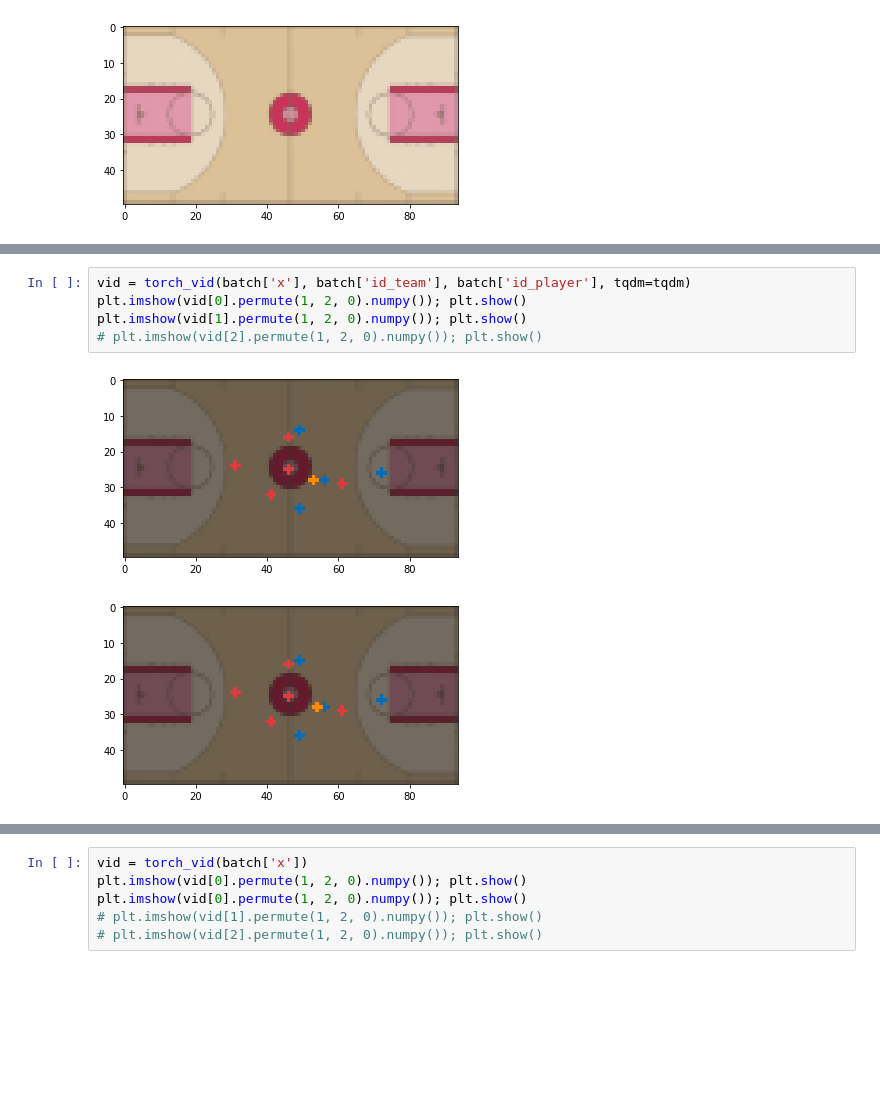
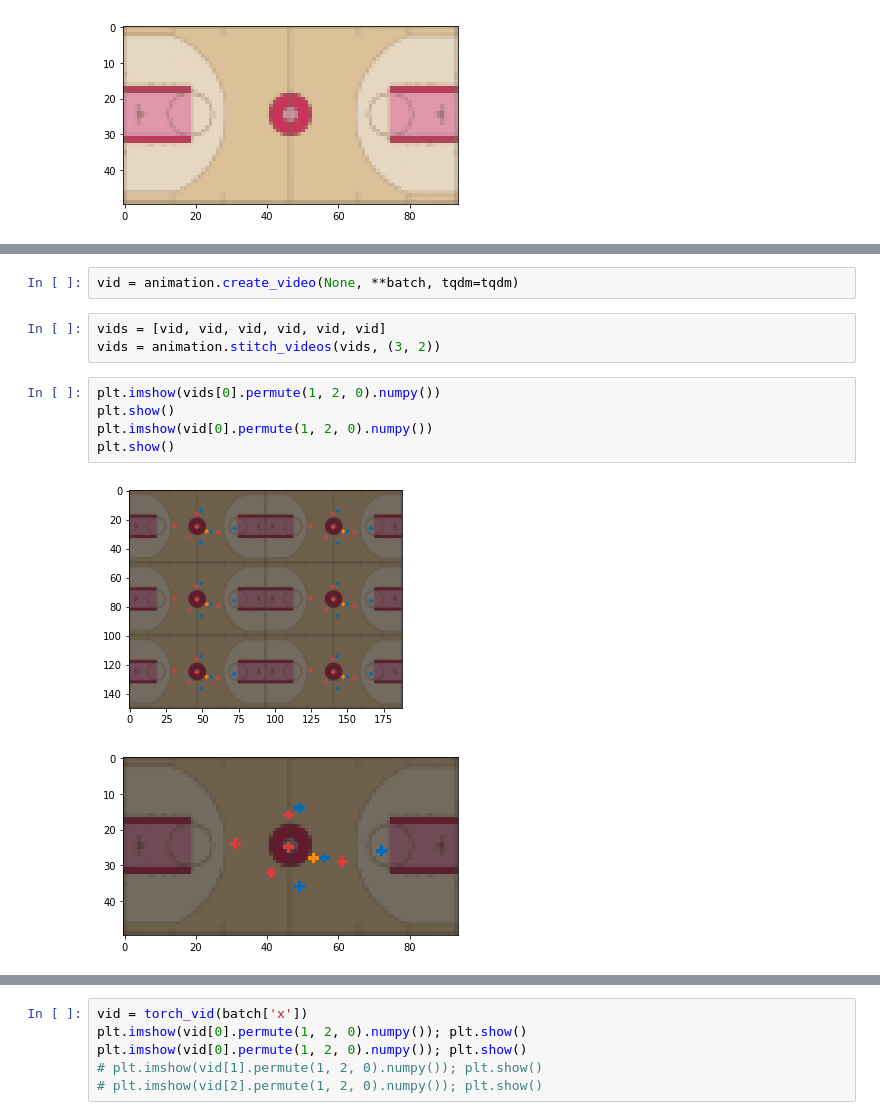
Before and after one commit to akarshkumar0101/basketball-rl, a Jupyter notebook: modeling/animation.ipynb, the cells around one changed output, grey strips where cells are left out. Cells and saved outputs as stored; diff of their text form; blank space fills up the shorter version.

```diff
--- a/modeling/animation.ipynb
+++ b/modeling/animation.ipynb
@@ -84,11 +37,16 @@ def torch_vid(x, id_team, id_player, flip=False, int_dtype=True, tqdm=None):
 # %%
-vid = torch_vid(batch['x'], batch['id_team'], batch['id_player'], tqdm=tqdm)
-plt.imshow(vid[0].permute(1, 2, 0).numpy()); plt.show()
-plt.imshow(vid[1].permute(1, 2, 0).numpy()); plt.show()
-# plt.imshow(vid[2].permute(1, 2, 0).numpy()); plt.show()
+vid = animation.create_video(None, **batch, tqdm=tqdm)
-# %% [output]
-[figure, removed]
-[figure, removed]
+# %%
+vids = [vid, vid, vid, vid, vid, vid]
+vids = animation.stitch_videos(vids, (3, 2))
+# %%
+plt.imshow(vids[0].permute(1, 2, 0).numpy())
+plt.show()
+plt.imshow(vid[0].permute(1, 2, 0).numpy())
+plt.show()
+# %% [output]
+[figure, added]
+[figure, added]
 # %%
 import wandb
 wandb.init()
```
Also changed, not shown: parts of 6 cells of this notebook, 9 other files.
